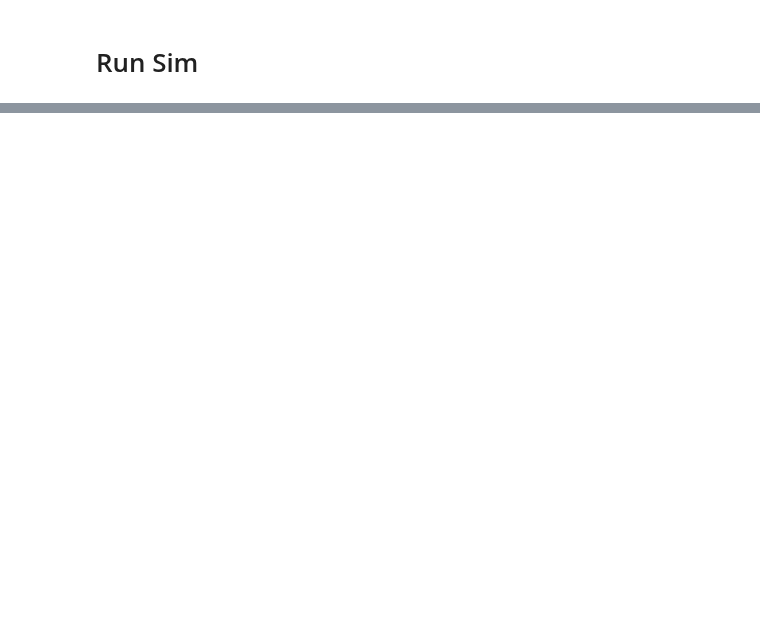
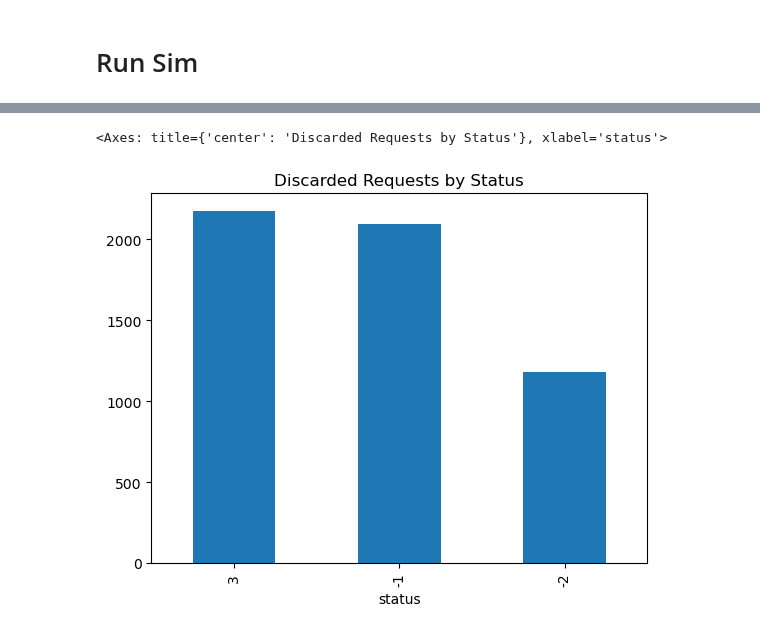
Before and after one commit to akseldkw07/Waymo-Agent, a Jupyter notebook: notebooks/training/heuristic-train.ipynb, the cells around one changed output, grey strips where cells are left out. Saved outputs shown, nothing was run; the diff lists cells and outputs as text; code cells hidden in the pictures; blank space fills up the shorter version.

```diff
--- a/notebooks/training/heuristic-train.ipynb
+++ b/notebooks/training/heuristic-train.ipynb
@@ -84,0 +108,5 @@ fig
+# %%
+env.DiscardedRequests.status.value_counts().plot(kind="bar", title="Discarded Requests by Status")
+# %% [output]
+<Axes: title={'center': 'Discarded Requests by Status'}, xlabel='status'>
+[figure, added]
```
Also changed, not shown: parts of 10 cells of this notebook, 3 other files.
